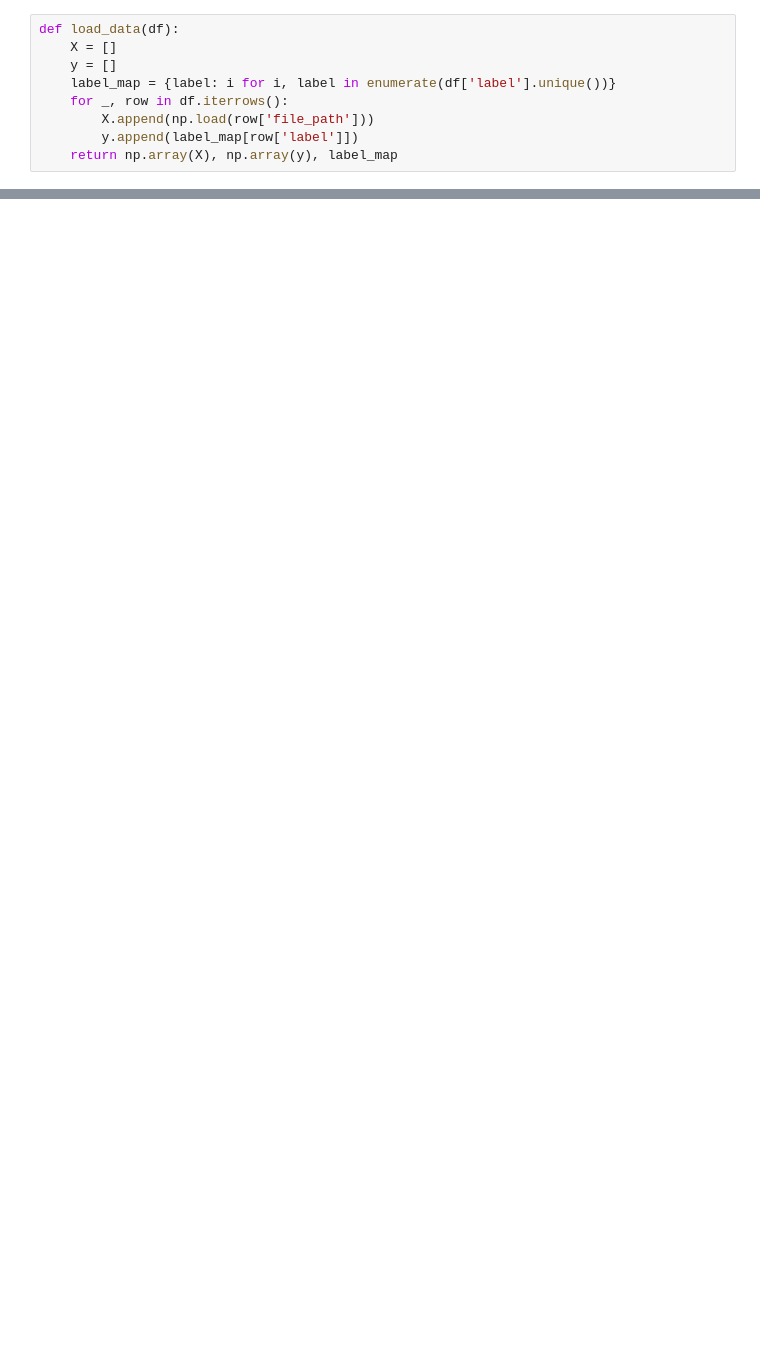
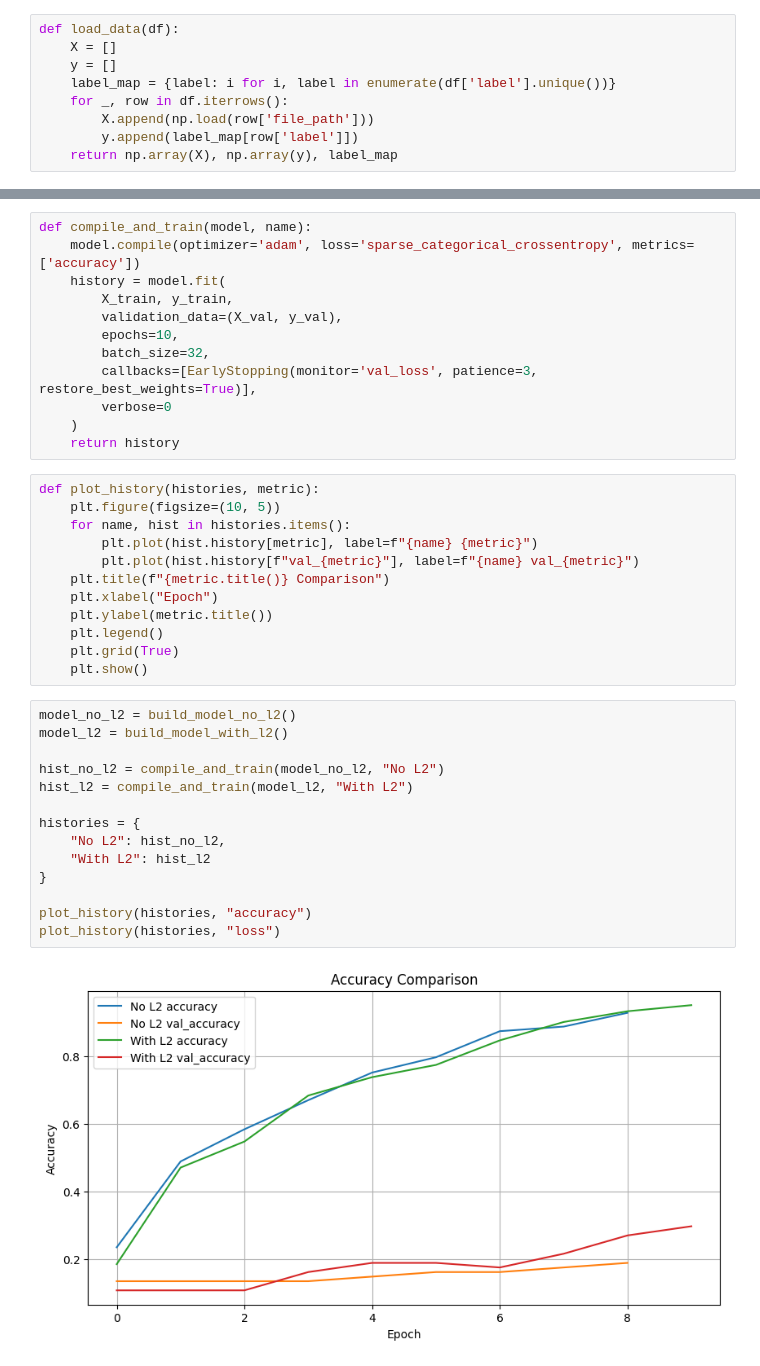
Before and after one commit to birendrakhimding/Music-Composer-Classification, a Jupyter notebook: Final_Project_511_Group_5.ipynb, the cells around one changed output, grey strips where cells are left out. Cells and saved outputs as stored; diff of their text form; blank space fills up the shorter version.

Commit message:
Add files via upload
Added Model fine-tuning for CNN

```diff
--- a/Final_Project_511_Group_5.ipynb
+++ b/Final_Project_511_Group_5.ipynb
@@ -157,0 +544,40 @@ model = Sequential([
+# %%
+def compile_and_train(model, name):
+    model.compile(optimizer='adam', loss='sparse_categorical_crossentropy', metrics=['accuracy'])
+    history = model.fit(
+        X_train, y_train,
+        validation_data=(X_val, y_val),
+        epochs=10,
+        batch_size=32,
+        callbacks=[EarlyStopping(monitor='val_loss', patience=3, restore_best_weights=True)],
+        verbose=0
+    )
+    return history
+# %%
+def plot_history(histories, metric):
+    plt.figure(figsize=(10, 5))
+    for name, hist in histories.items():
+        plt.plot(hist.history[metric], label=f"{name} {metric}")
+        plt.plot(hist.history[f"val_{metric}"], label=f"{name} val_{metric}")
+    plt.title(f"{metric.title()} Comparison")
+    plt.xlabel("Epoch")
+    plt.ylabel(metric.title())
+    plt.legend()
+    plt.grid(True)
+    plt.show()
+# %%
+model_no_l2 = build_model_no_l2()
+model_l2 = build_model_with_l2()
+
+hist_no_l2 = compile_and_train(model_no_l2, "No L2")
+hist_l2 = compile_and_train(model_l2, "With L2")
+
+histories = {
+    "No L2": hist_no_l2,
+    "With L2": hist_l2
+}
+
+plot_history(histories, "accuracy")
+plot_history(histories, "loss")
+# %% [output]
+[figure, added]
```
Also changed, not shown: parts of 34 cells of this notebook.
